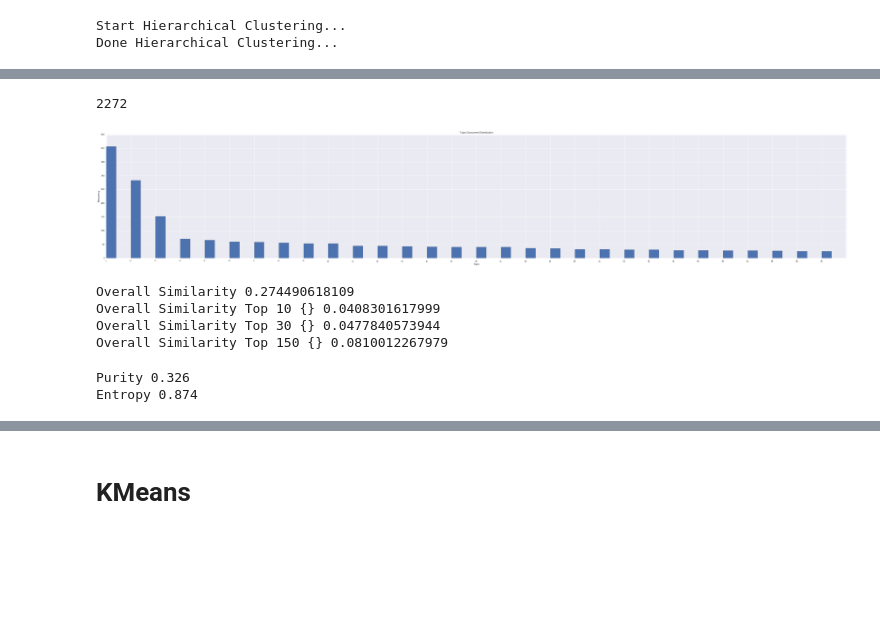
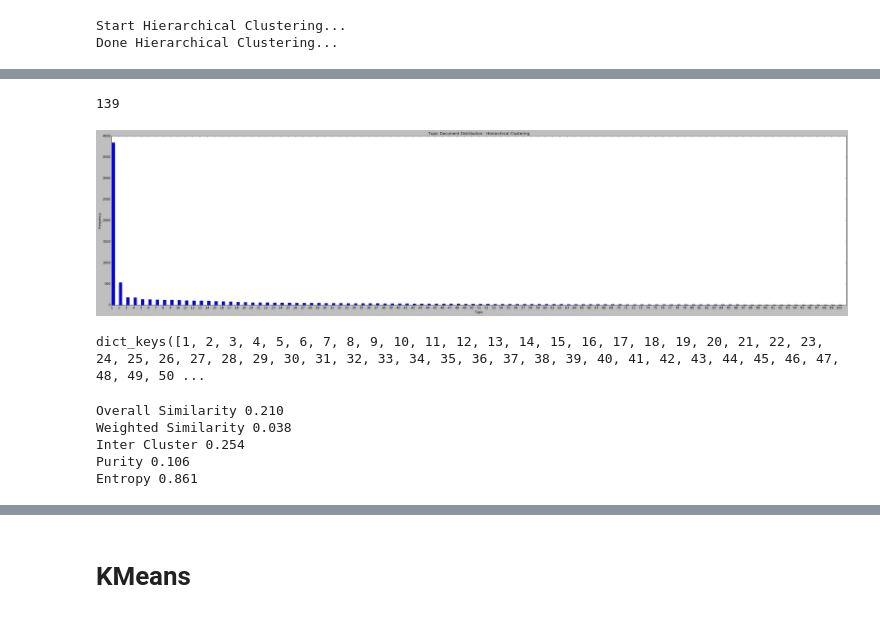
Before and after one commit to patorn/ucl_topic_structure_network_analysis, a Jupyter notebook: network.ipynb, the cells around one changed output, grey strips where cells are left out. Saved outputs shown, nothing was run; the diff lists cells and outputs as text; code cells hidden in the pictures; blank space fills up the shorter version.

```diff
--- a/network.ipynb
+++ b/network.ipynb
@@ -1353,5 +1379,5 @@ pickle.dump(dist2, open('tmp/dist_l1.pickle', 'wb'))
 # %%
-linkage_matrix = pickle.load(open('tmp/linkage_matrix_average.pickle', 'rb'))
+linkage_matrix = pickle.load(open('tmp/linkage_matrix_average3.pickle', 'rb'))
 # %%
 plt.figure(figsize=(30, 10))
 fancy_dendrogram(
@@ -1377,7 +1403,7 @@ def cluster_indices(cluster_assignments):
     return indices
 
 # Compute the clusters.
-cluster_assignments = fcluster(linkage_matrix, 2, criterion="distance")
+cluster_assignments = fcluster(linkage_matrix, 139, criterion="maxclust")
 
 # Print the indices of the data points in each cluster.
 num_clusters = cluster_assignments.max()
@@ -1391,5 +1417,5 @@ print("Giant Size:", len(max(indices, key=lambda x: len(x))))
 
 for k, ind in enumerate(indices):
     for i in ind:
-        docs[token_keys[i]]['hclust'] = k
+        reduced_docs[reduced_token_keys[i]]['hclust'] = k
 # %% [output]
@@ -1399,0 +1424,5 @@ hclust_items = sorted(docs.items(), key=lambda x: x[1]['hclust'])
+# %%
+hclust_items = []
+for item in reduced_docs.items():
+    hclust_items.append((item[0], item[1]['hclust']))
+len(hclust_items)
@@ -1408,7 +1441,7 @@ for i in range(num_clusters):
     topics[i] = []
 
 for item in hclust_items:
-    topic_no = item[1]['hclust']
+    topic_no = item[1]
     topics[topic_no].append(item[0])
 
 print(len(topics.keys()))
@@ -1419,24 +1452,25 @@ for key, value in sorted(topics.items(), key=lambda x: len(x[1]), reverse=True):
     hclust_topics[count] = value
     count += 1
 # %% [output]
-2272
+139
 # %%
 x_data = []
 y_data = []
 for key, value in sorted(hclust_topics.items(), key=lambda x: len(x[1]), reverse=True):
-    if key <= 30:
+    if key <= 100:
         x_data.append(key)
         y_data.append(len(value))
 
 ind = np.arange(0, len(y_data) * 2, 2)
-fig = plt.figure(figsize=(60,10))
+fig = plt.figure(figsize=(40,10))
 plt.bar(ind, y_data)
-plt.xticks(ind, x_data, rotation=90)
-plt.title("Topic Document Distribution")
+plt.xticks(ind, x_data)
+plt.title("Topic Document Distribution - Hierarchical Clustering")
 plt.xlabel("Topic")
 plt.ylabel("Frequency")
-fig.savefig('tmp/size_chart_lda.png')
+plt.tight_layout()
+fig.savefig('tmp/size_chart_hclust100.png')
 plt.show()
 # %% [output]
-[figure, old version]
+[figure, new version]
 # %%
@@ -1449,11 +1483 @@ for k, vs in hclust_topics.items():
-# %%
-print("Overall Similarity", intra_cluster_weighted_similarity(topics))
-print("Overall Similarity Top 10 {}", intra_cluster_weighted_similarity({k: v for k, v in topics.items() if k <= 10}))
-print("Overall Similarity Top 30 {}", intra_cluster_weighted_similarity({k: v for k, v in topics.items() if k <= 30}))
-print("Overall Similarity Top 150 {}", intra_cluster_weighted_similarity({k: v for k, v in topics.items() if k <= 200}))
-# %% [output]
-Overall Similarity 0.274490618109
-Overall Similarity Top 10 {} 0.0408301617999
-Overall Similarity Top 30 {} 0.0477840573944
-Overall Similarity Top 150 {} 0.0810012267979
 # %%
@@ -1466,6 +1490,16 @@ for k, vs in hclust_topics.items():
+# %%
+hclust_labels_true.keys()
+# %% [output]
+dict_keys([1, 2, 3, 4, 5, 6, 7, 8, 9, 10, 11, 12, 13, 14, 15, 16, 17, 18, 19, 20, 21, 22, 23, 24, 25, 26, 27, 28, 29, 30, 31, 32, 33, 34, 35, 36, 37, 38, 39, 40, 41, 42, 43, 44, 45, 46, 47, 48, 49, 50 ...
 # %%
-print("Purity {0:.3f}".format(purity_weighted_score(len(labels_true.keys()), labels_true)))
-print("Entropy {0:.3f}".format(entropy_weighted_score(len(labels_true.keys()), labels_true)))
+print("Overall Similarity {0:.3f}".format(intra_cluster_overall_similarity(hclust_tfidf_topics)))
+print("Weighted Similarity {0:.3f}".format(intra_cluster_weighted_similarity(hclust_tfidf_topics)))
+print("Inter Cluster {0:.3f}".format(inter_cluster_overall_similarity(hclust_tfidf_topics)))
+print("Purity {0:.3f}".format(purity_weighted_score(len(hclust_labels_true.keys()), hclust_labels_true)))
+print("Entropy {0:.3f}".format(entropy_weighted_score(len(hclust_labels_true.keys()), hclust_labels_true)))
 # %% [output]
-Purity 0.326
-Entropy 0.874
+Overall Similarity 0.210
+Weighted Similarity 0.038
+Inter Cluster 0.254
+Purity 0.106
+Entropy 0.861
```
Also changed, not shown: parts of 240 cells of this notebook, 4 other files.
